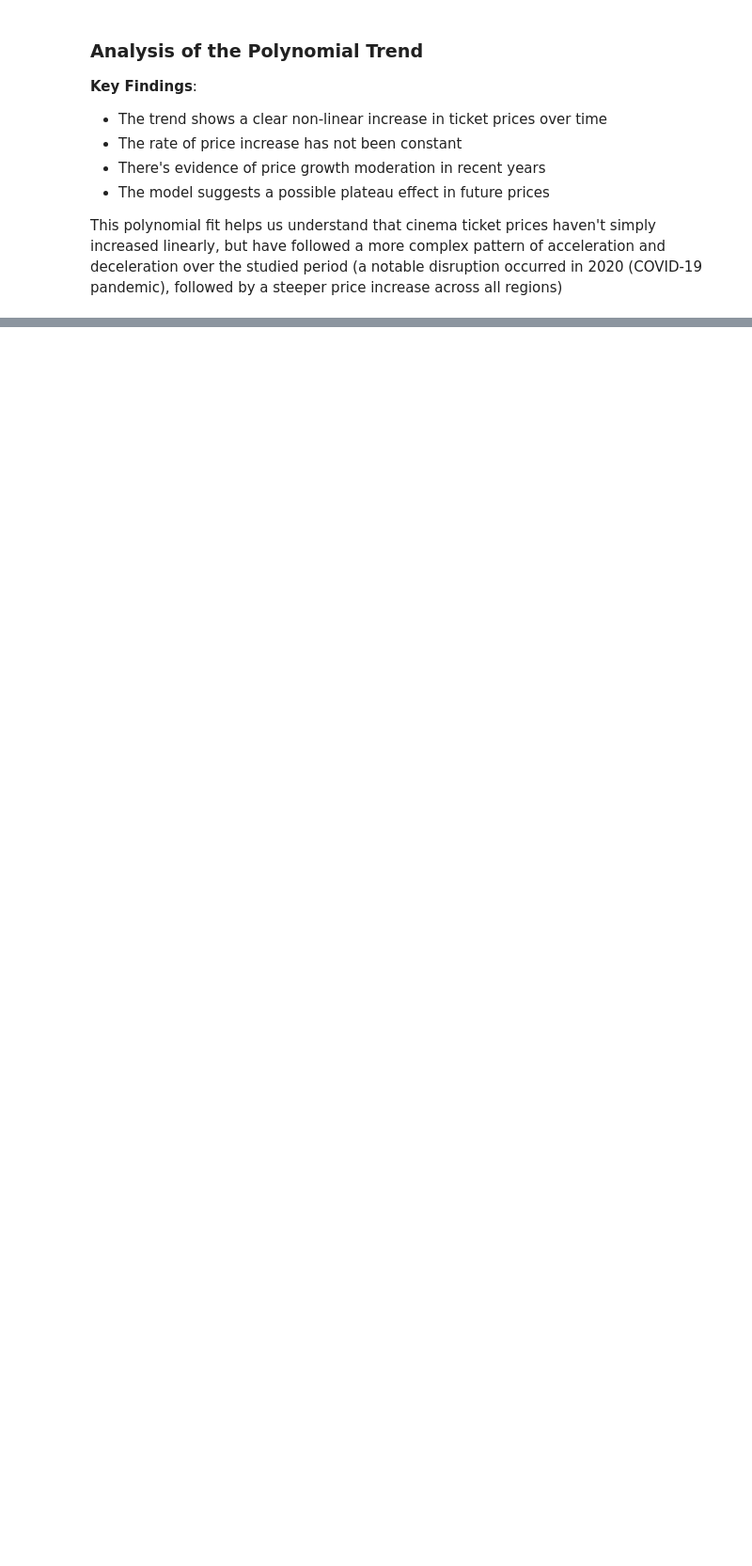
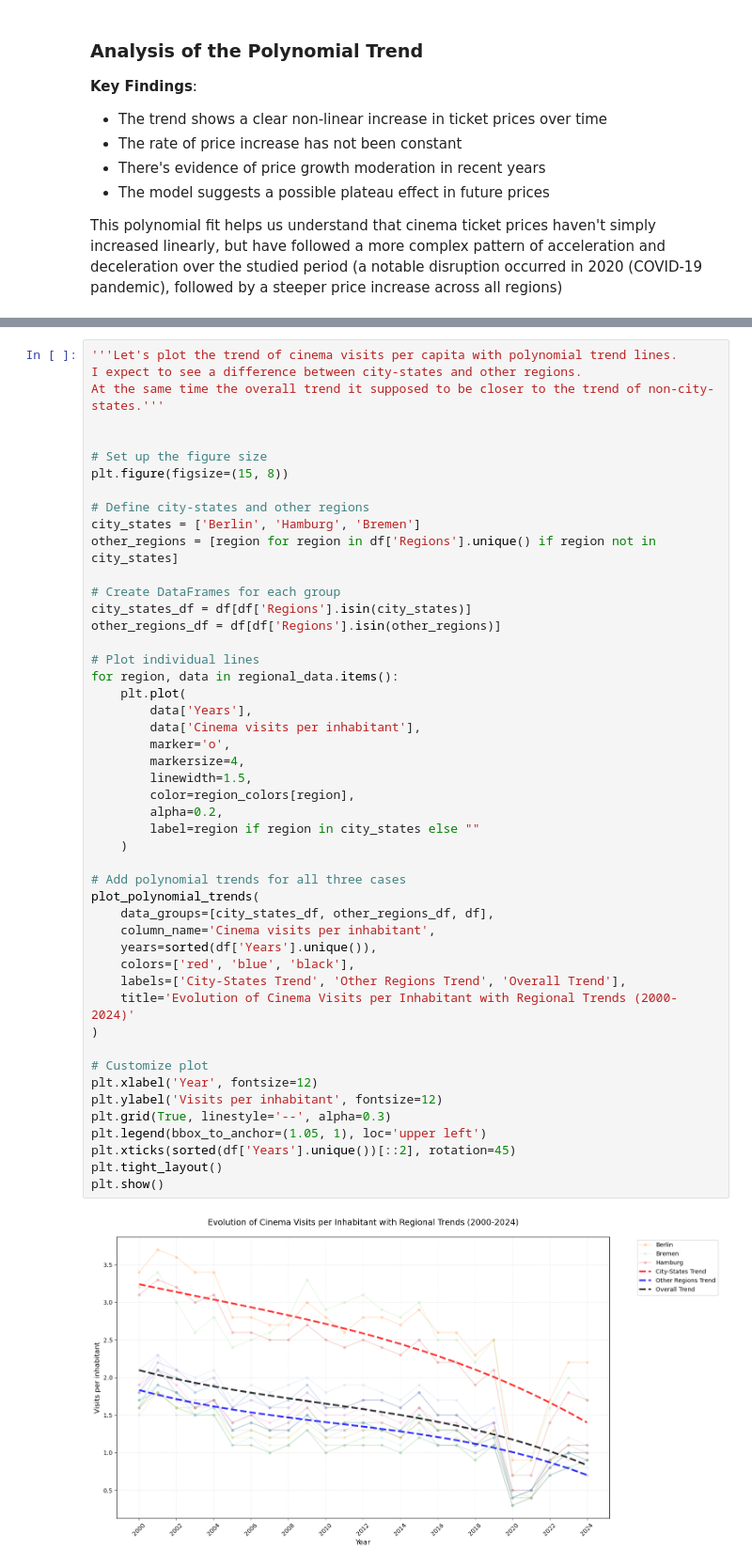
Before and after one commit to federico-bnt/German-cinema-exploratory-analysis-2025, a Jupyter notebook: bin/analysis_notebook.ipynb, the cells around one changed output, grey strips where cells are left out. Shown at 94% size. Cells and saved outputs as stored; diff of their text form; blank space fills up the shorter version.

Commit message:
I've proceed with question 2. At the same time i've changed the research question n.3 because i realised an interesting trend with city-states in the dataset

```diff
--- a/bin/analysis_notebook.ipynb
+++ b/bin/analysis_notebook.ipynb
@@ -419,0 +427,50 @@ plt.show()
+# %%
+'''Let's plot the trend of cinema visits per capita with polynomial trend lines.
+I expect to see a difference between city-states and other regions.
+At the same time the overall trend it supposed to be closer to the trend of non-city-states.'''
+
+
+# Set up the figure size
+plt.figure(figsize=(15, 8))
+
+# Define city-states and other regions
+city_states = ['Berlin', 'Hamburg', 'Bremen']
+other_regions = [region for region in df['Regions'].unique() if region not in city_states]
+
+# Create DataFrames for each group
+city_states_df = df[df['Regions'].isin(city_states)]
+other_regions_df = df[df['Regions'].isin(other_regions)]
+
+# Plot individual lines
+for region, data in regional_data.items():
+    plt.plot(
+        data['Years'],
+        data['Cinema visits per inhabitant'],
+        marker='o',
+        markersize=4,
+        linewidth=1.5,
+        color=region_colors[region],
+        alpha=0.2,
+        label=region if region in city_states else ""
+    )
+
+# Add polynomial trends for all three cases
+plot_polynomial_trends(
+    data_groups=[city_states_df, other_regions_df, df],
+    column_name='Cinema visits per inhabitant',
+    years=sorted(df['Years'].unique()),
+    colors=['red', 'blue', 'black'],
+    labels=['City-States Trend', 'Other Regions Trend', 'Overall Trend'],
+    title='Evolution of Cinema Visits per Inhabitant with Regional Trends (2000-2024)'
+)
+
+# Customize plot
+plt.xlabel('Year', fontsize=12)
+plt.ylabel('Visits per inhabitant', fontsize=12)
+plt.grid(True, linestyle='--', alpha=0.3)
+plt.legend(bbox_to_anchor=(1.05, 1), loc='upper left')
+plt.xticks(sorted(df['Years'].unique())[::2], rotation=45)
+plt.tight_layout()
+plt.show()
+# %% [output]
+[figure, added]
```
Also changed, not shown: parts of 11 cells of this notebook.
